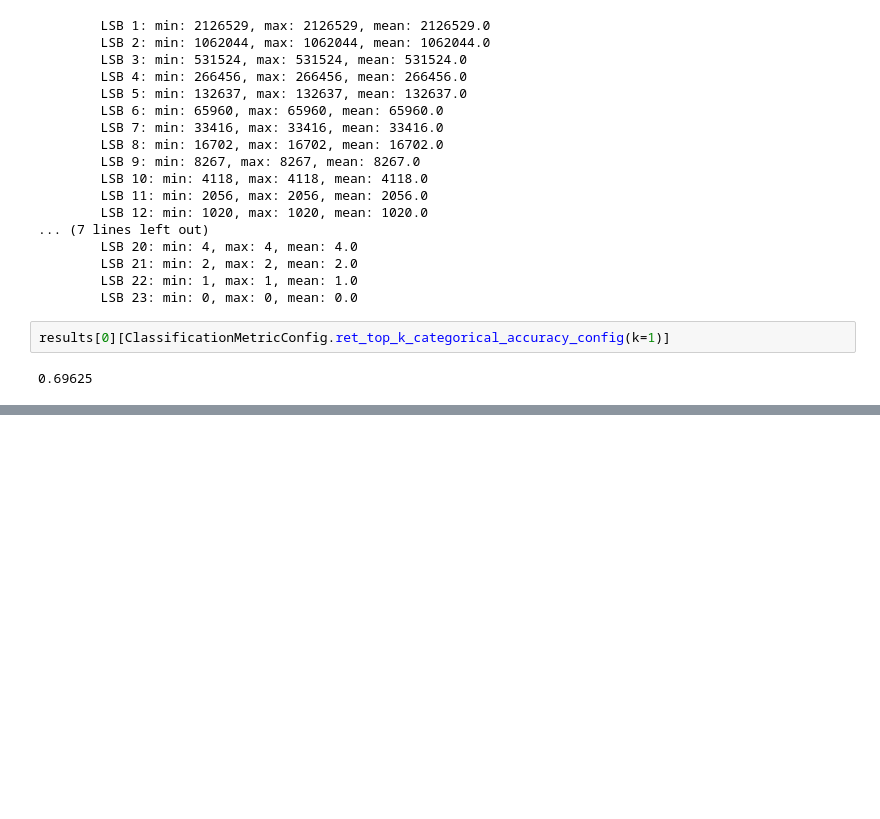
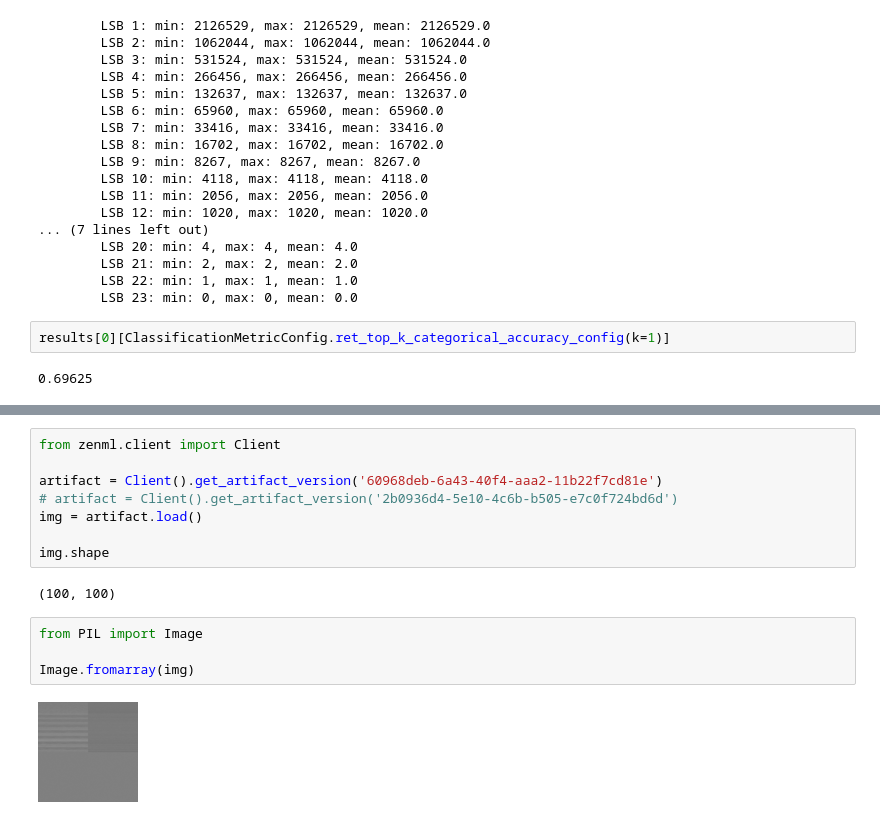
Before and after one commit to danigil/ModelXRay, a Jupyter notebook: zenml_playground.ipynb, the cells around one changed output, grey strips where cells are left out. Drawn from its saved outputs; the diff is of its cells as text; blank space fills up the shorter version.

Commit message:
added image preprocessing

```diff
--- a/zenml_playground.ipynb
+++ b/zenml_playground.ipynb
@@ -198,0 +252,16 @@ results[0][ClassificationMetricConfig.ret_top_k_categorical_accuracy_config(k=1)
+# %%
+from zenml.client import Client
+
+artifact = Client().get_artifact_version('60968deb-6a43-40f4-aaa2-11b22f7cd81e')
+# artifact = Client().get_artifact_version('2b0936d4-5e10-4c6b-b505-e7c0f724bd6d')
+img = artifact.load()
+
+img.shape
+# %% [output]
+(100, 100)
+# %%
+from PIL import Image
+
+Image.fromarray(img)
+# %% [output]
+[figure, added]
```
Also changed, not shown: parts of 2 cells of this notebook, 5 other files.
